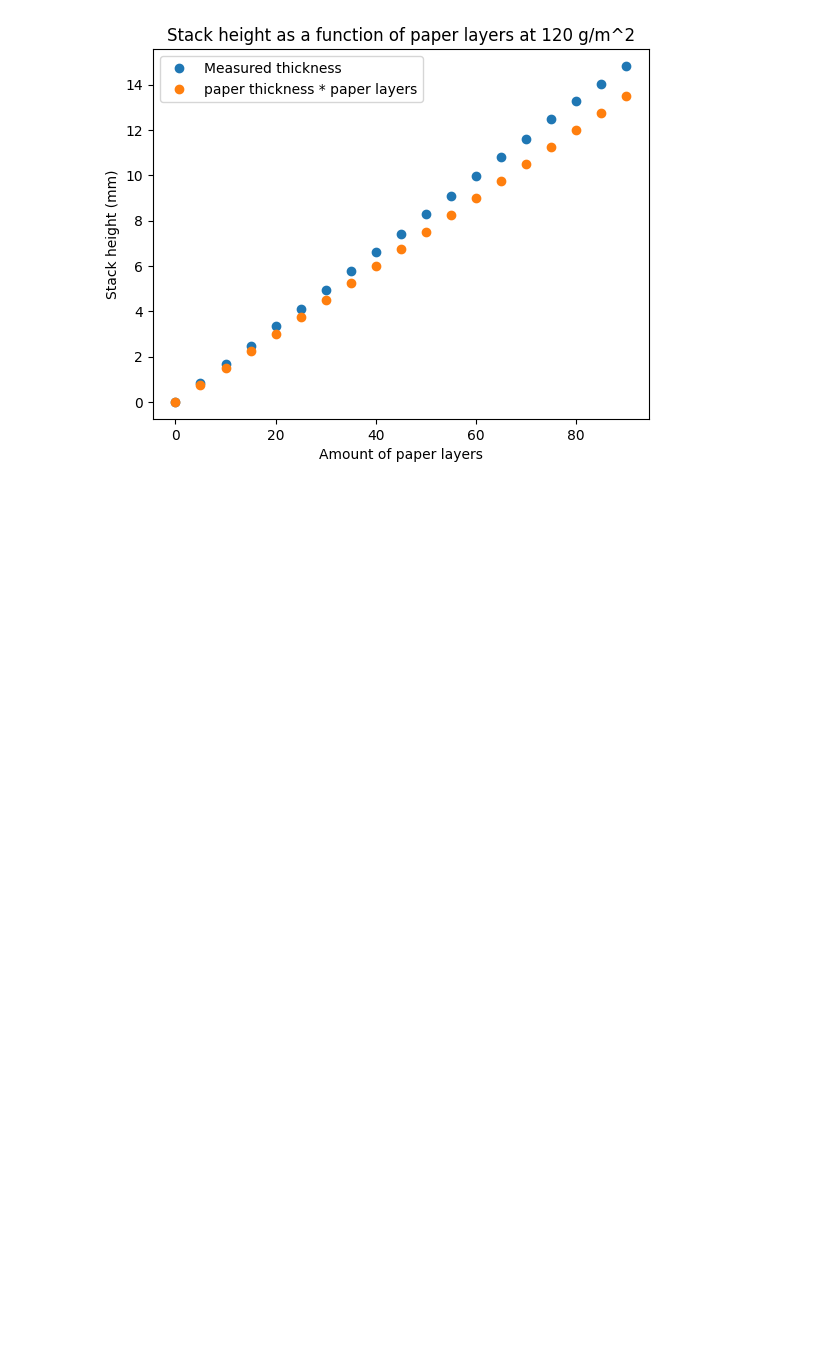
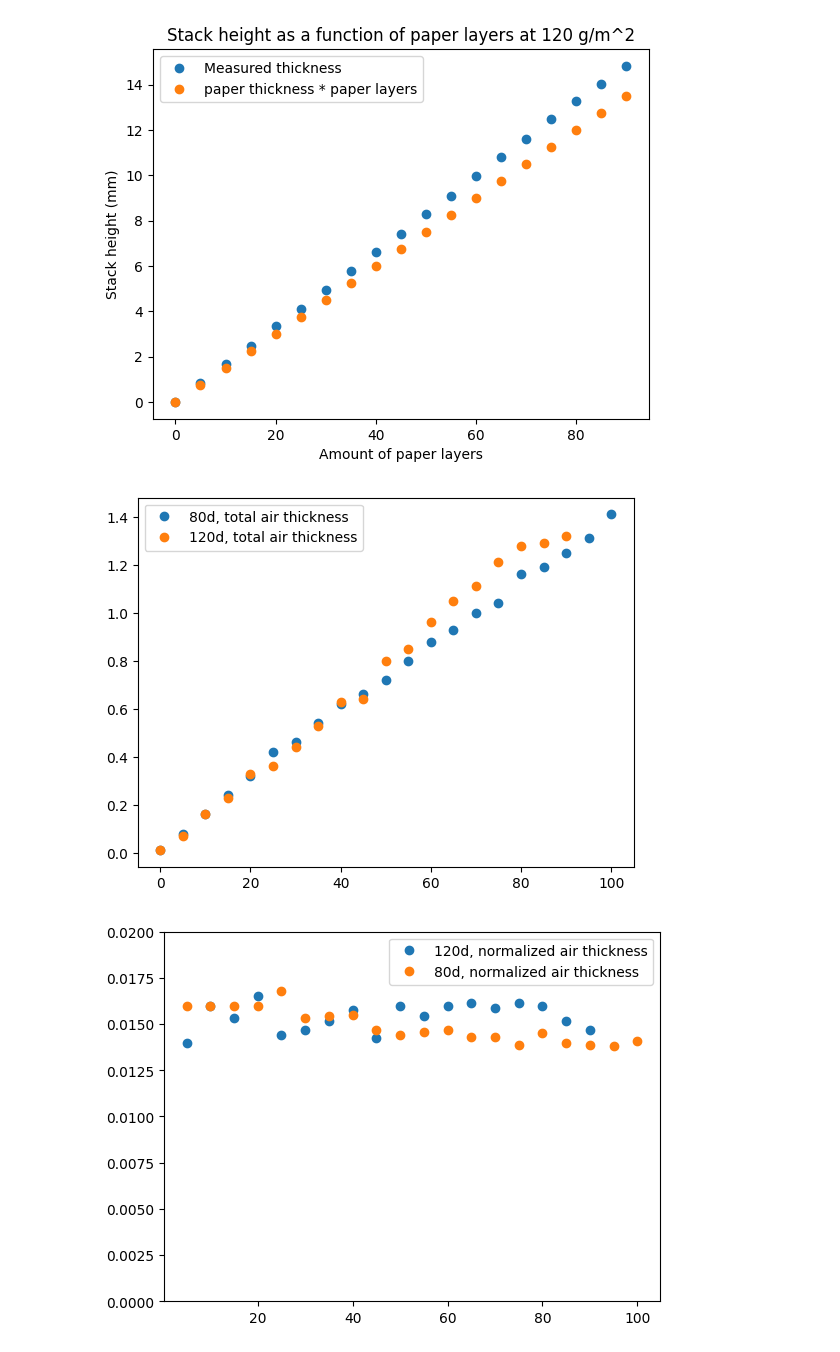
Before and after one commit to joshuadijksman/paperstack, a Jupyter notebook: Manou_version/code/Manou_lasermeasurements.ipynb, the cells around one changed output. Drawn from its saved outputs; the diff is of its cells as text; code cells hidden in the pictures; blank space fills up the shorter version.

```diff
--- a/Manou_version/code/Manou_lasermeasurements.ipynb
+++ b/Manou_version/code/Manou_lasermeasurements.ipynb
@@ -146,3 +146,28 @@ bounce height = -0.0010526319698470898 pixels
 RMSE = 0.03 pixels
 [figure]
 [figure]
+# %%
+air_thickness_80d = [a - b for a, b in zip (measured_mm_80d, papermm_80d)]
+norm_air_thickness_80d = [a/b for a, b in zip (air_thickness_80d[1:], layers_80d[1:])]
+
+air_thickness_120d = [a - b for a, b in zip (measured_mm_120d, papermm_120d)]
+norm_air_thickness_120d = [a/b for a, b in zip (air_thickness_120d[1:], layers_120d[1:])]
+
+
+plt.errorbar(layers_80d, air_thickness_80d, label = '80d, total air thickness', fmt = 'o')
+plt.errorbar(layers_120d, air_thickness_120d, label = '120d, total air thickness', fmt = 'o')
+plt.legend()
+plt.xscale('Amount of paper layers')
+plt.yscale('thickness (mm)')
+plt.show()
+
+plt.errorbar(layers_120d[1:], norm_air_thickness_120d, label = '120d, normalized air thickness', fmt = 'o')
+plt.errorbar(layers_80d[1:], norm_air_thickness_80d, label = '80d, normalized air thickness', fmt = 'o')
+plt.ylim(0, 0.02)
+plt.legend()
+plt.xscale('Amount of paper layers')
+plt.yscale('thickness (mm)')
+plt.show()
+# %% [output]
+[figure, added]
+[figure, added]
```
Also changed, not shown: parts of 1 cell of this notebook, 2 other files.
